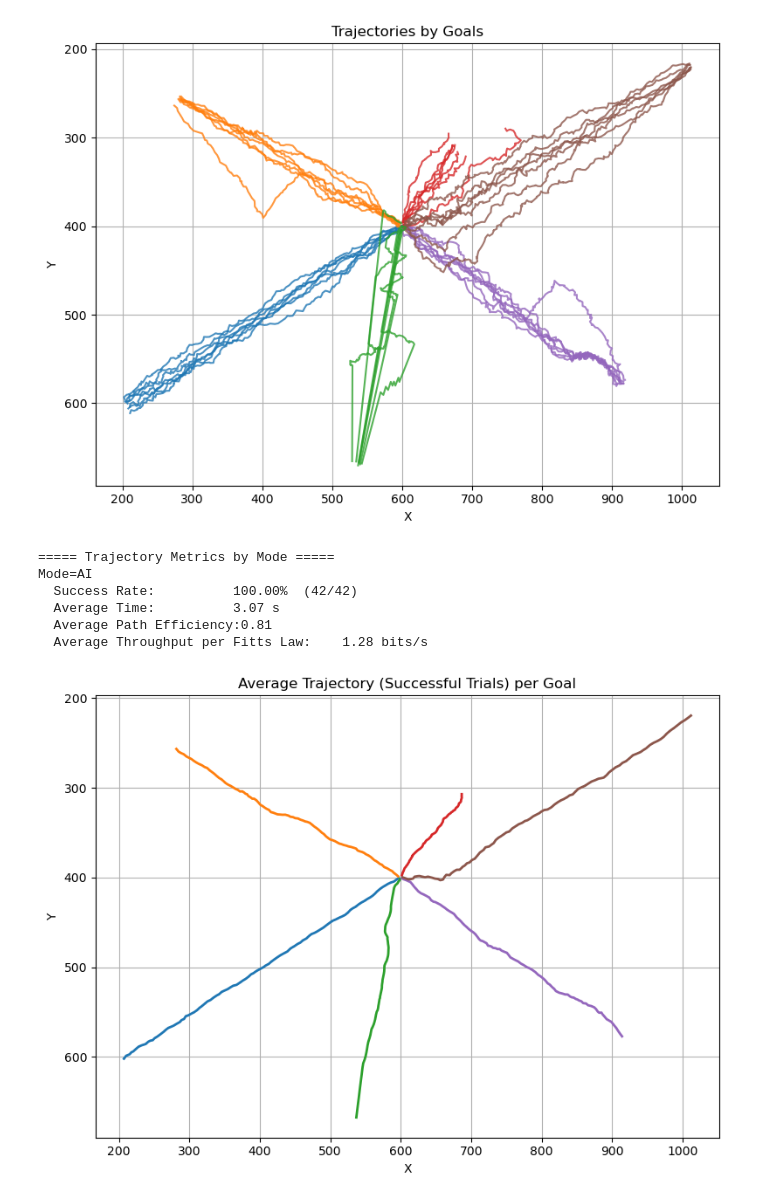
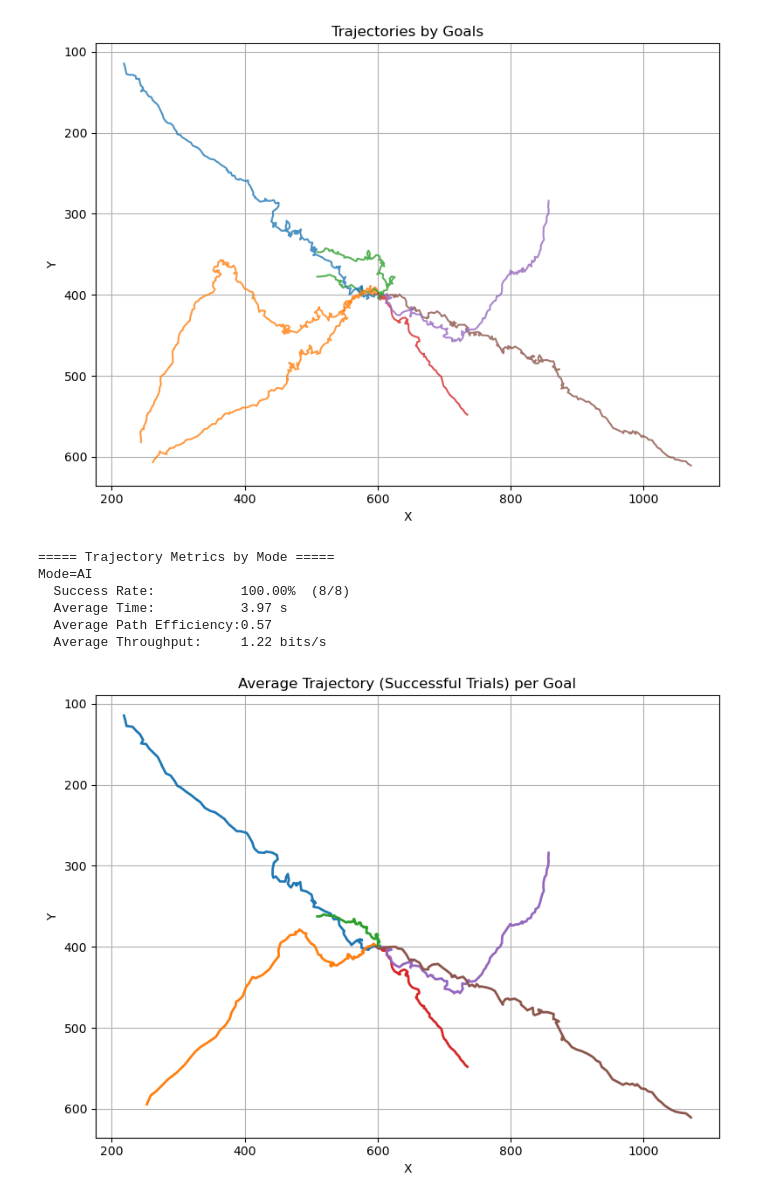
Before and after one commit to MH-Farhadi/End-Effector-Test-Environment, a Jupyter notebook: user study data/trajectory_visualisation.ipynb, the cells around one changed output. Cells and saved outputs as stored; diff of their text form; code cells hidden in the pictures.

```diff
--- a/user study data/trajectory_visualisation.ipynb
+++ b/user study data/trajectory_visualisation.ipynb
@@ -8,7 +8,7 @@ import math
 ###############################################################################
 # 1. LOAD DATA
 ###############################################################################
-file_path = r"C:\Users\mhfar\OneDrive\Desktop\Depo\Code\Cursor\End-Effector-Test-Environment\End-Effector-Test-Environment\user study data\data_log_20250225_002906.json"
+file_path = r"C:\Users\mhfar\OneDrive\Desktop\Depo\Code\Cursor\End-Effector-Test-Environment\End-Effector-Test-Environment\user study data\data_log_20250302_182054.json"
 if not os.path.exists(file_path):
     print(f"File not found: {file_path}")
     exit()
@@ -47,6 +47,7 @@ for trial in data_log:
     if not trajectory:
         continue
 
+    # Trajectory is expected as (x, y, gamma), but for the line plots we use only x,y.
     xs = [pt[0] for pt in trajectory]
     ys = [pt[1] for pt in trajectory]
 
@@ -96,13 +97,13 @@ for trial in data_log:
     traj_np = np.array(traj)
     path_length = 0.0
     for i in range(len(traj_np) - 1):
-        x1, y1 = traj_np[i]
-        x2, y2 = traj_np[i+1]
+        x1, y1 = traj_np[i][0], traj_np[i][1]
+        x2, y2 = traj_np[i+1][0], traj_np[i+1][1]
         path_length += math.hypot(x2 - x1, y2 - y1)
 
-    start_x, start_y = traj_np[0]
-    end_x, end_y = traj_np[-1]
-    direct_dist = math.hypot(end_x - start_x, end_y - start_y)
+    start_x, start_y = traj_np[0][0], traj_np[0][1]
+    end_x, end_y     = traj_np[-1][0], traj_np[-1][1]
+    direct_dist      = math.hypot(end_x - start_x, end_y - start_y)
 
     if path_length < 1e-9:
         continue
@@ -151,7 +152,6 @@ for trial in data_log:
 ###############################################################################
 from collections import defaultdict
 
-### [NEW] Count successes vs. total by mode
 success_count_by_mode = defaultdict(int)
 total_count_by_mode   = defaultdict(int)
 
@@ -174,7 +174,6 @@ else:
         if not data_list:
             continue
 
-        # [NEW] success rate
         total_for_mode = total_count_by_mode[mode]
         successes_for_mode = success_count_by_mode[mode]
         success_rate = 0.0
@@ -189,11 +188,10 @@ else:
         angle_mean = np.mean([d["angle_change_sum"] for d in data_list])
 
         print(f"Mode={mode}")
-        # [NEW] Print success rate
-        print(f"  Success Rate:          {success_rate:.2f}%  ({successes_for_mode}/{total_for_mode})")
-        print(f"  Average Time:          {time_mean:.2f} s")
+        print(f"  Success Rate:           {success_rate:.2f}%  ({successes_for_mode}/{total_for_mode})")
+        print(f"  Average Time:           {time_mean:.2f} s")
         print(f"  Average Path Efficiency:{eff_mean:.2f}")
-        print(f"  Average Throughput per Fitts Law:    {throughput_mean:.2f} bits/s")
+        print(f"  Average Throughput:     {throughput_mean:.2f} bits/s")
         print("")
 
 ###############################################################################
@@ -205,58 +203,91 @@ def resample_trajectory(traj, num_samples=100):
 
     traj_np = np.array(traj)
     original_len = len(traj_np)
-    original_indices = np.linspace(0, original_len-1, original_len)
-    target_indices   = np.linspace(0, original_len-1, num_samples)
+    original_indices = np.linspace(0, original_len - 1, original_len)
+    target_indices   = np.linspace(0, original_len - 1, num_samples)
 
+    # Interpolate only x,y (index 0,1)
     xs = np.interp(target_indices, original_indices, traj_np[:, 0])
     ys = np.interp(target_indices, original_indices, traj_np[:, 1])
     return np.column_stack((xs, ys))
 
 goal_trajs = {g: [] for g in unique_goals}
 for trial in data_log:
-    outcome = trial.get("trial_outcome")
-    if outcome != "success":
+    if trial.get("trial_outcome") != "success":
         continue
     goal = trial.get("goal_reached")
     if goal is None:
         continue
-    goal = tuple(goal)
+    goal_tuple = tuple(goal)
     traj = trial.get("trajectory", [])
     if not traj:
         continue
     rs_traj = resample_trajectory(traj, num_samples=100)
-    goal_trajs[goal].append(rs_traj)
+    goal_trajs[goal_tuple].append(rs_traj)
 
 avg_paths = {}
 for g, list_of_trajs in goal_trajs.items():
     if not list_of_trajs:
         continue
     all_np = np.stack(list_of_trajs, axis=0)
     mean_traj = np.mean(all_np, axis=0)
     avg_paths[g] = mean_traj
 
 ###############################################################################
 # 7. PLOT AVERAGE TRAJECTORIES
 ###############################################################################
 plt.figure(figsize=(8, 6))
 for g, mean_traj in avg_paths.items():
     plt.plot(mean_traj[:, 0], mean_traj[:, 1],
              color=goal_colors[g], linewidth=2,
              label=f"Goal {g} (avg of {len(goal_trajs[g])} runs)")
 
 plt.xlabel("X")
 plt.ylabel("Y")
 plt.title("Average Trajectory (Successful Trials) per Goal")
 plt.gca().invert_yaxis()
 plt.grid(True)
 plt.tight_layout()
 plt.show()
+
+###############################################################################
+# 8. PLOT GAMMA VALUES AT EACH STEP (WITH HIGH CONTRAST & SMALLER MARKERS)
+###############################################################################
+all_x = []
+all_y = []
+all_g = []
+
+for trial in data_log:
+    trajectory = trial.get("trajectory", [])
+    for step in trajectory:
+        if len(step) == 3:
+            x, y, g = step
+            all_x.append(x)
+            all_y.append(y)
+            all_g.append(g)
+
+if all_x and all_y and all_g:
+    plt.figure(figsize=(8, 6))
+    # Use a scatter plot with a more contrasting colormap (e.g., "plasma")
+    # and smaller points to get a finer look.
+    sc = plt.scatter(all_x, all_y, c=all_g, cmap='rainbow', s=5, alpha=0.8,
+                     vmin=0.0, vmax=1.0)
+    plt.gca().invert_yaxis()
+    plt.colorbar(sc, label='Gamma')
+    plt.xlabel("X")
+    plt.ylabel("Y")
+    plt.title("Gamma Values")
+    plt.grid(True)
+    plt.tight_layout()
+    plt.show()
+else:
+    print("No gamma data found in trajectories.")
 # %% [output]
-[figure, old version]
+[figure, new version]
 ===== Trajectory Metrics by Mode =====
 Mode=AI
-  Success Rate:          100.00%  (42/42)
-  Average Time:          3.07 s
-  Average Path Efficiency:0.81
-  Average Throughput per Fitts Law:    1.28 bits/s
+  Success Rate:           100.00%  (8/8)
+  Average Time:           3.97 s
+  Average Path Efficiency:0.57
+  Average Throughput:     1.22 bits/s
-[figure, old version]
+[figure, new version]
```
Also changed, not shown: parts of 1 cell of this notebook, 2 other files.
